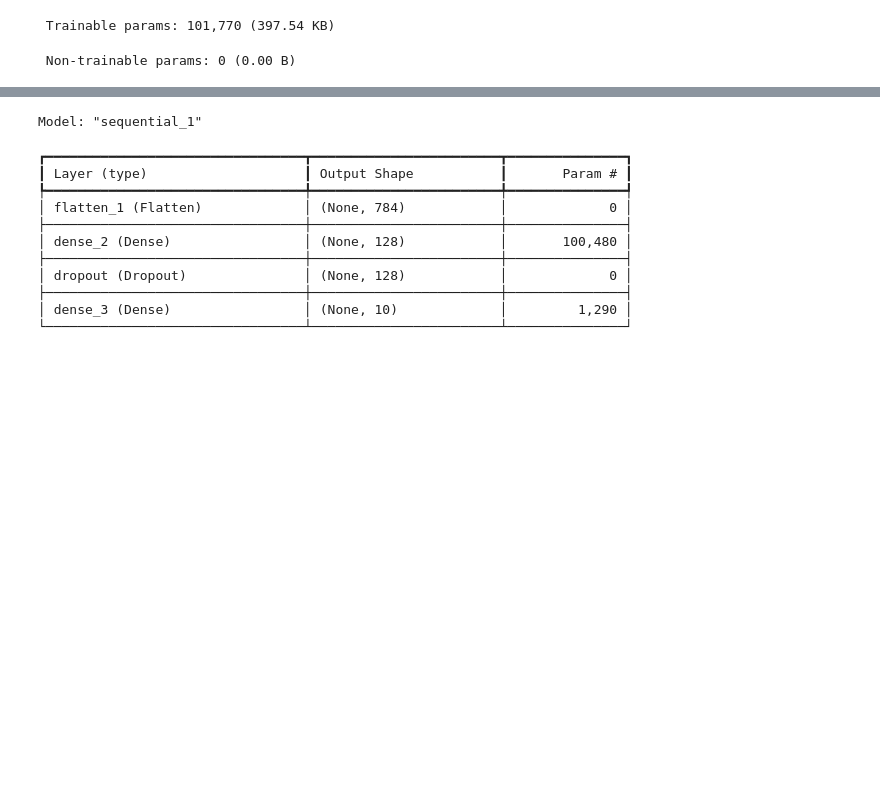
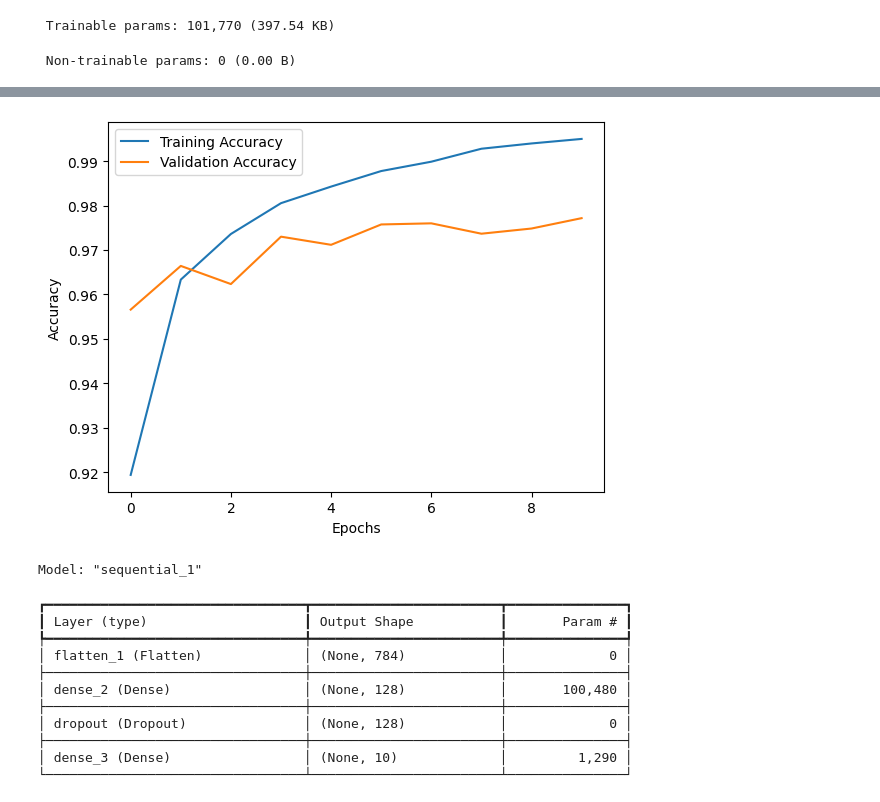
Before and after one commit to Kirtan7311/mnist-digit-classification, a Jupyter notebook: mnist_model_training.ipynb, the cells around one changed output, grey strips where cells are left out. Drawn from its saved outputs; the diff is of its cells as text; code cells hidden in the pictures; blank space fills up the shorter version.

```diff
--- a/mnist_model_training.ipynb
+++ b/mnist_model_training.ipynb
@@ -86,5 +89,6 @@ Model: "sequential"
  Trainable params: 101,770 (397.54 KB)
  Non-trainable params: 0 (0.00 B)
 # %%
-model.compile(loss='sparse_categorical_crossentropy', optimizer='Adam')
+#Compile and train the model
+model.compile(loss='sparse_categorical_crossentropy', optimizer='Adam', metrics=['accuracy'])
 # %%
@@ -125 +129,11 @@ accuracy_score(y_test, y_pred)
+# %%
+#Plotting training history
+plt.plot(history.history['accuracy'], label='Training Accuracy')
+plt.plot(history.history['val_accuracy'], label='Validation Accuracy')
+plt.xlabel('Epochs')
+plt.ylabel('Accuracy')
+plt.legend()
+plt.show()
+# %% [output]
+[figure, added]
 # %%
```
Also changed, not shown: parts of 12 cells of this notebook, 1 other file.
